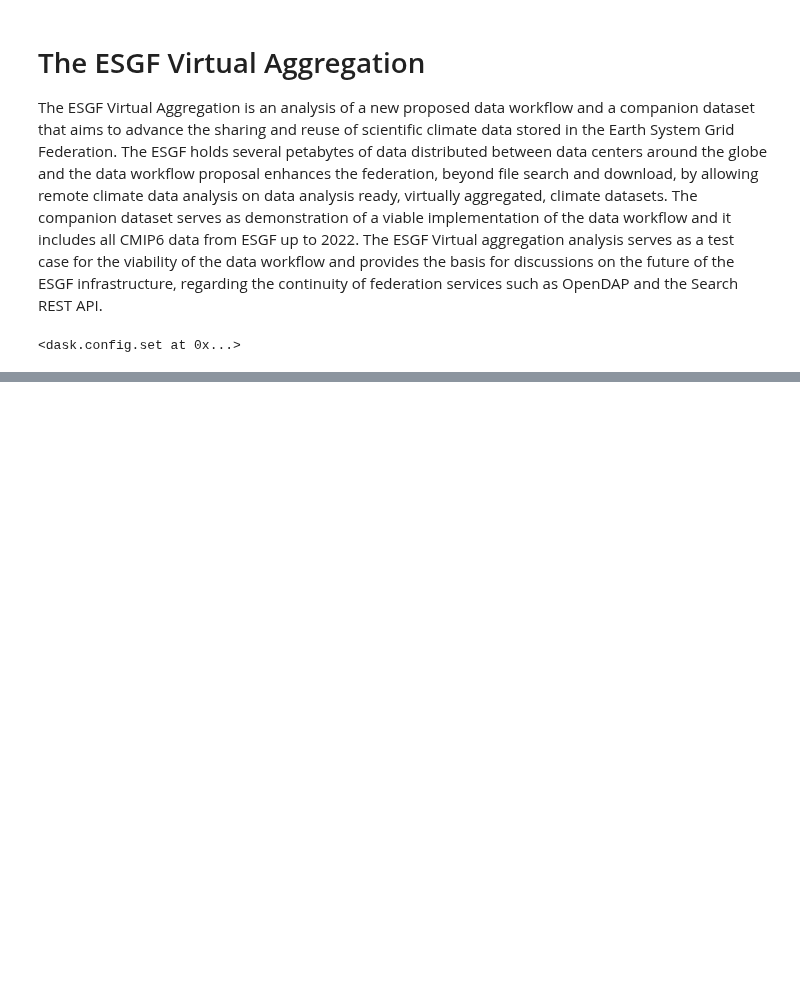
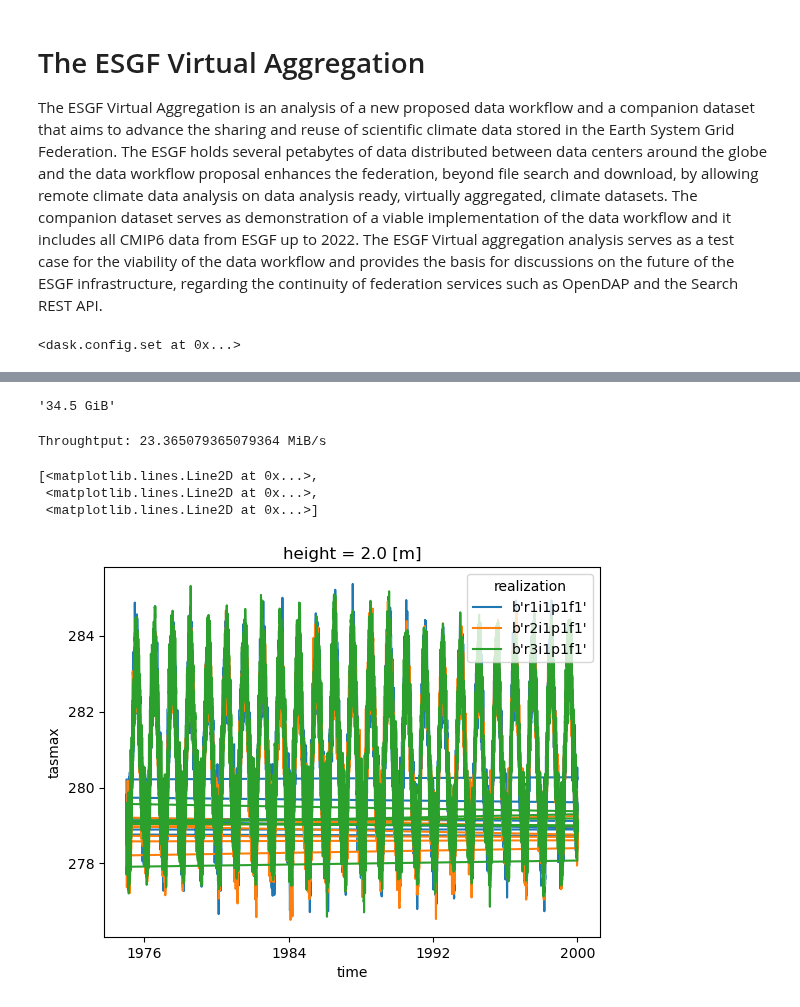
Before and after one commit to zequihg50/esgf-virtual-aggregation, a Jupyter notebook: demo.ipynb, the cells around one changed output, grey strips where cells are left out. Cells and saved outputs as stored; diff of their text form; code cells hidden in the pictures; blank space fills up the shorter version.

```diff
--- a/demo.ipynb
+++ b/demo.ipynb
@@ -13,0 +95,15 @@ dataset =
+# %%
+ds.attrs["size_human"]
+# %% [output]
+'34.5 GiB'
+# %%
+print("Throughtput: {} MiB/s".format(34.5 * 2**10 / (25*60+12)))
+# %% [output]
+Throughtput: 23.365079365079364 MiB/s
+# %%
+m.plot.line(x="time")
+# %% [output]
+[<matplotlib.lines.Line2D at 0x...>,
+ <matplotlib.lines.Line2D at 0x...>,
+ <matplotlib.lines.Line2D at 0x...>]
+[figure, added]
```
Also changed, not shown: parts of 2 cells of this notebook.
